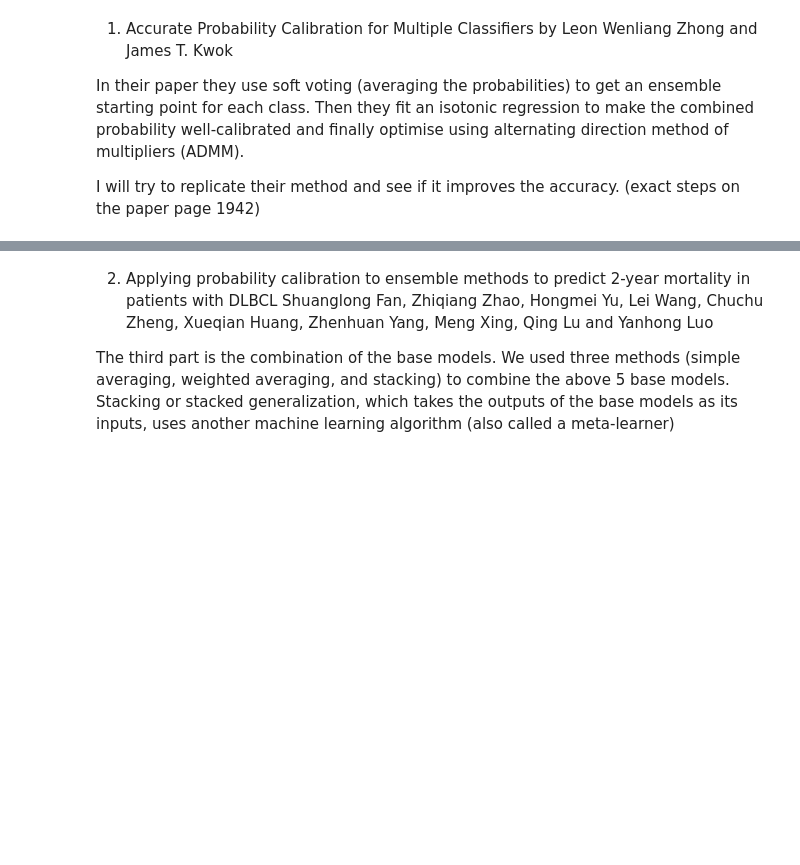
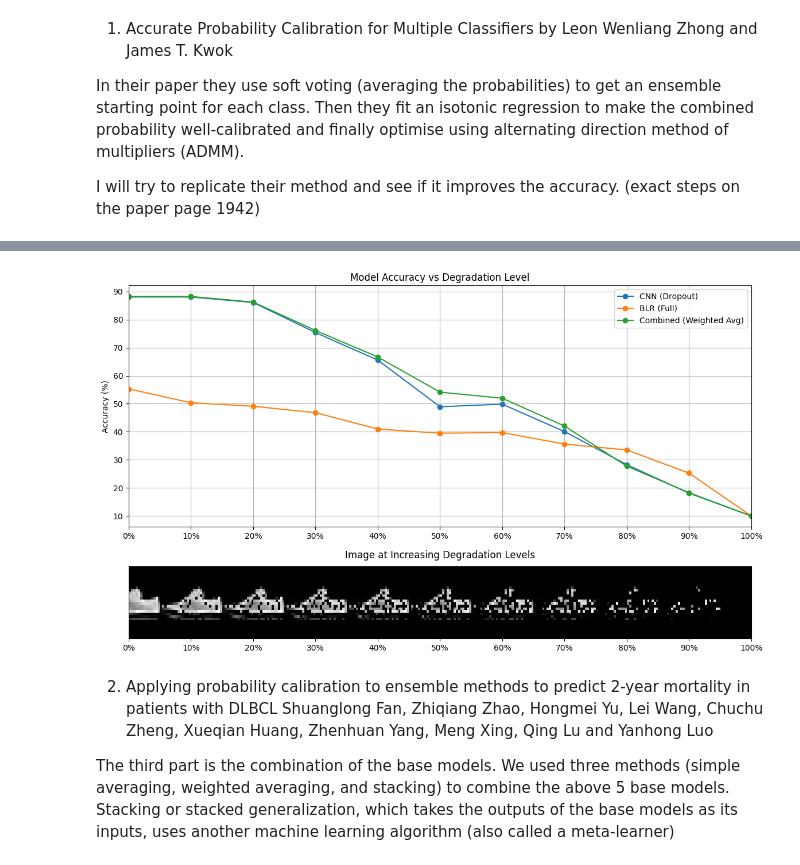
Before and after one commit to sssabere/Project_in_DataScience_Bayesian_DeepNeuralNetwork, a Jupyter notebook: Combine_CNN_BLR_ioanna.ipynb, the cells around one changed output, grey strips where cells are left out. Cells and saved outputs as stored; diff of their text form; code cells hidden in the pictures; blank space fills up the shorter version.

```diff
--- a/Combine_CNN_BLR_ioanna.ipynb
+++ b/Combine_CNN_BLR_ioanna.ipynb
@@ -386,3 +453,49 @@ plt.show()
+# %%
+
+dropout_levels = cnn_results_df["Degradation"].to_list()  # ensures correct order
+degraded_images = [degrade_image(image, d/100) for d in dropout_levels]
+
+
+fig = plt.figure(figsize=(14, 8))
+gs = fig.add_gridspec(
+    2, 1,
+    height_ratios=[4, 1.2],   # More space for the plot, less for images
+    hspace=0.25               # THIS adds breathing room
+)
+
+# TOP PLOT
+ax1 = fig.add_subplot(gs[0])
+ax1.plot(cnn_results_df["Degradation"], cnn_results_df["Accuracy (%)"], 'o-', label="CNN (Dropout)")
+ax1.plot(blr_results_df["Degradation"], blr_results_df["Accuracy (%)"], 'o-', label="BLR (Full)")
+ax1.plot(results_df["Degradation"], results_df["Acc (Weighted)"], 'o-', label="Combined (Weighted Avg)")
+
+ax1.set_ylabel("Accuracy (%)")
+ax1.set_title("Model Accuracy vs Degradation Level")
+ax1.grid(True)
+ax1.legend()
+ax1.set_xlim(0, 100)     # Force full x-axis range
+
+# IMAGE ROW ALIGNED TO SAME X-AXIS
+ax2 = fig.add_subplot(gs[1], sharex=ax1)
+ax2.set_yticks([])
+
+# Set x-ticks and labels
+ax2.set_xticks(dropout_levels)
+ax2.set_xticklabels([f"{d}%" for d in dropout_levels], rotation=0)
+
+# Place each image centered on each tick
+img_width = 5   # controls spacing between the images
+
+# AI was used here:
+for d, img in zip(dropout_levels, degraded_images):
+    ax2.imshow(img, cmap="gray",
+               extent=[d - img_width, d + img_width, 0, 1],
+               aspect='auto')
+
+ax2.set_title(f"Image at Increasing Degradation Levels", pad=10)
+plt.show()
+# %% [output]
+[figure, added]
 # %% [markdown]
 2. Applying probability calibration to ensemble methods to predict 2-year mortality in patients with DLBCL
 Shuanglong Fan, Zhiqiang Zhao, Hongmei Yu, Lei Wang, Chuchu Zheng, Xueqian Huang,
```
Also changed, not shown: parts of 16 cells of this notebook, 2 other files.
